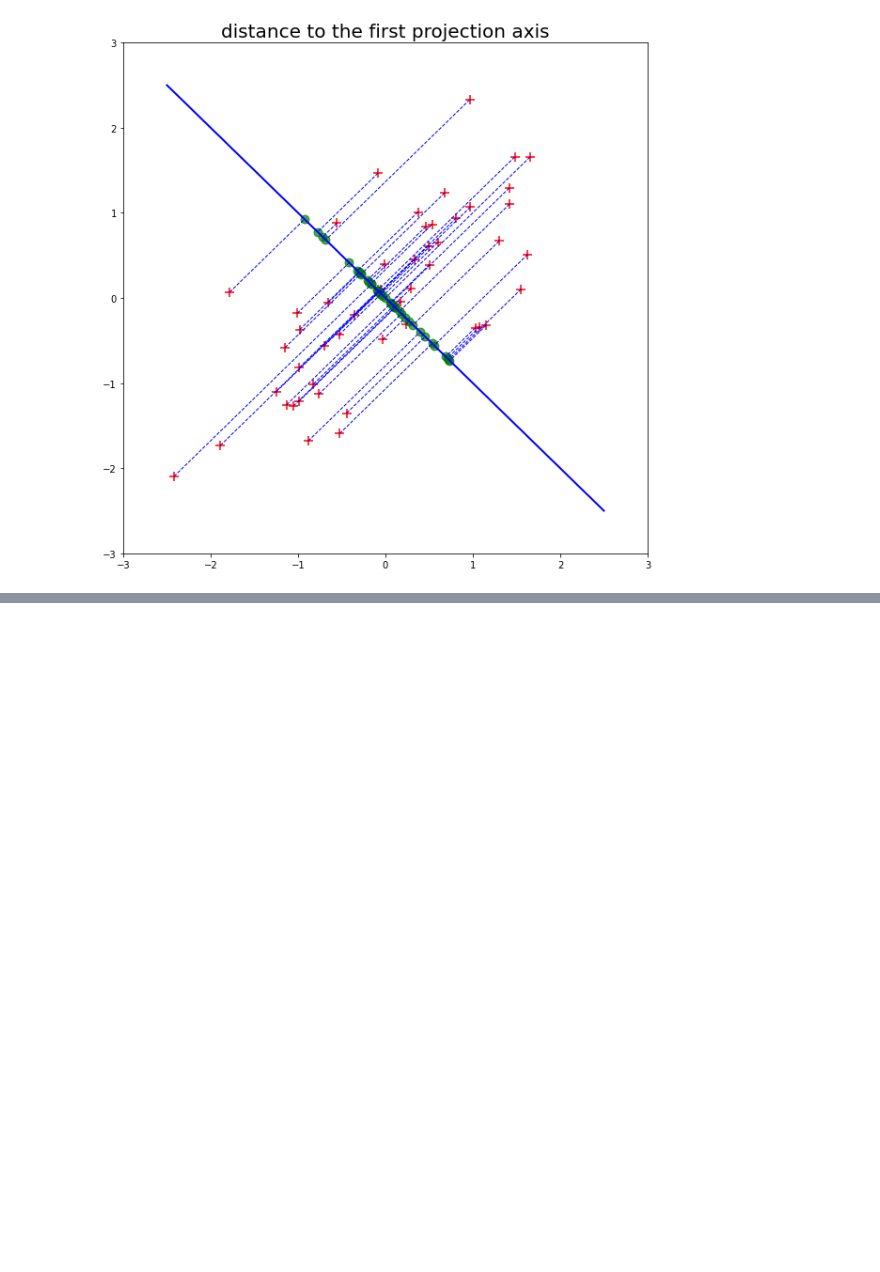
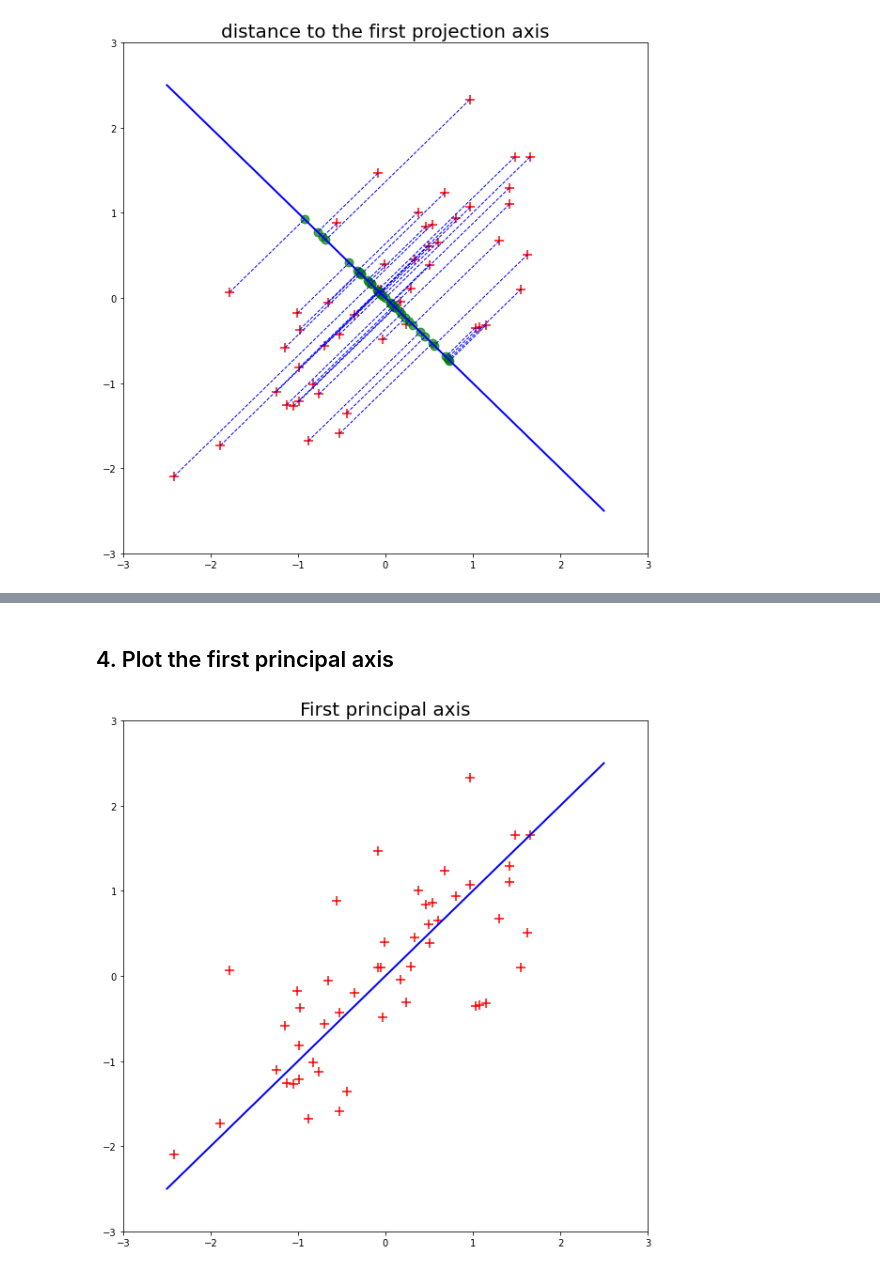
Before and after one commit to jiku100/2020-2-machine-running-proejct, a Jupyter notebook: assignment8/신석경_assignment_08.ipynb, the cells around one changed output, grey strips where cells are left out. Drawn from its saved outputs; the diff is of its cells as text; code cells hidden in the pictures; blank space fills up the shorter version.

```diff
--- a/assignment8/신석경_assignment_08.ipynb
+++ b/assignment8/신석경_assignment_08.ipynb
@@ -231,0 +270,12 @@ plt.show()
+# %% [markdown]
+## 4. Plot the first principal axis
+# %%
+plt.figure(figsize=(10,10))
+plt.scatter(x_normalize,y_normalize, marker = "+", s = 100, c="r")
+plt.plot(x_test_1,y_test_1, linewidth=2, c='b')
+plt.title("First principal axis", fontsize = 20)
+plt.xlim([-3, 3])
+plt.ylim([-3, 3])
+plt.show()
+# %% [output]
+[figure, added]
```
Also changed, not shown: parts of 22 cells of this notebook.
